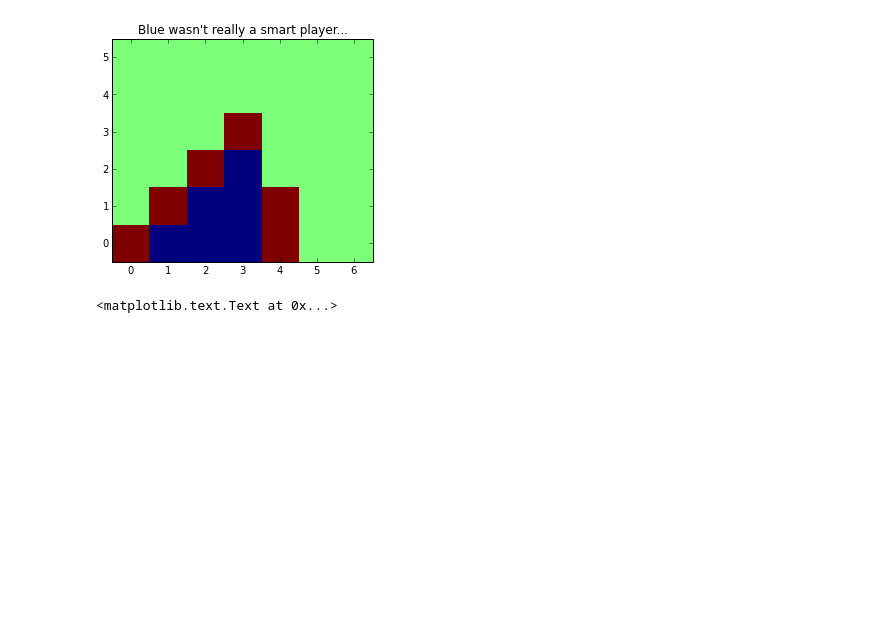
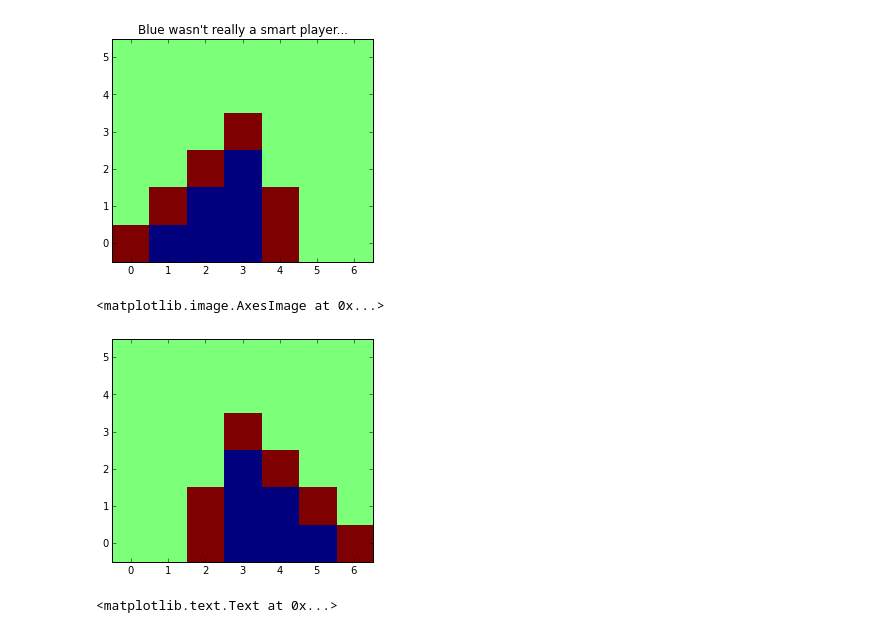
Before and after one commit to keflavich/astroprogramming_tutorials, a Jupyter notebook: For Loops Solutions.ipynb, the cells around one changed output. Drawn from its saved outputs; the diff is of its cells as text; code cells hidden in the pictures; blank space fills up the shorter version.

```diff
--- a/For Loops Solutions.ipynb
+++ b/For Loops Solutions.ipynb
@@ -415,6 +415,12 @@ imshow(diagwin); title("Blue wasn't really a smart player...")
 # %% [output]
 <matplotlib.text.Text at 0x...>
 [figure]
+# %%
+diagreverse = diagwin[:,::-1]
+imshow(diagreverse)
+# %% [output]
+<matplotlib.image.AxesImage at 0x...>
+[figure, added]
 # %%
 # catsgame
 catsgame = np.ones([6,7])
```
Also changed, not shown: parts of 5 cells of this notebook.
